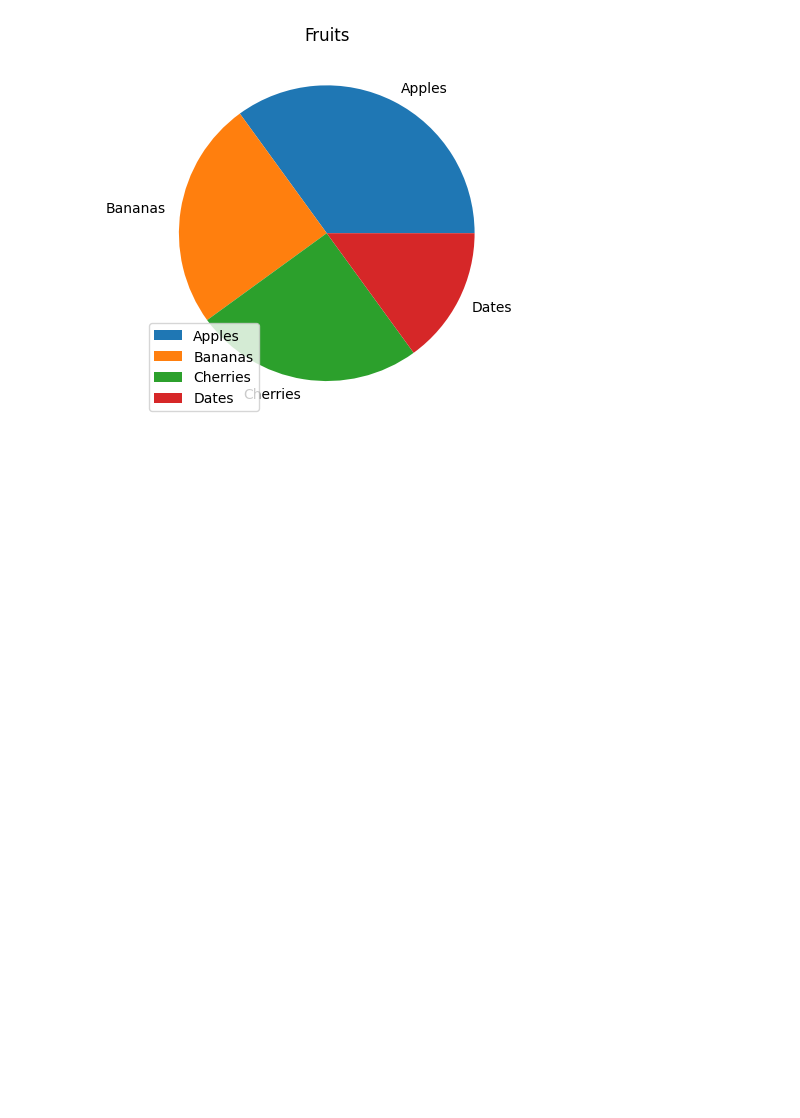
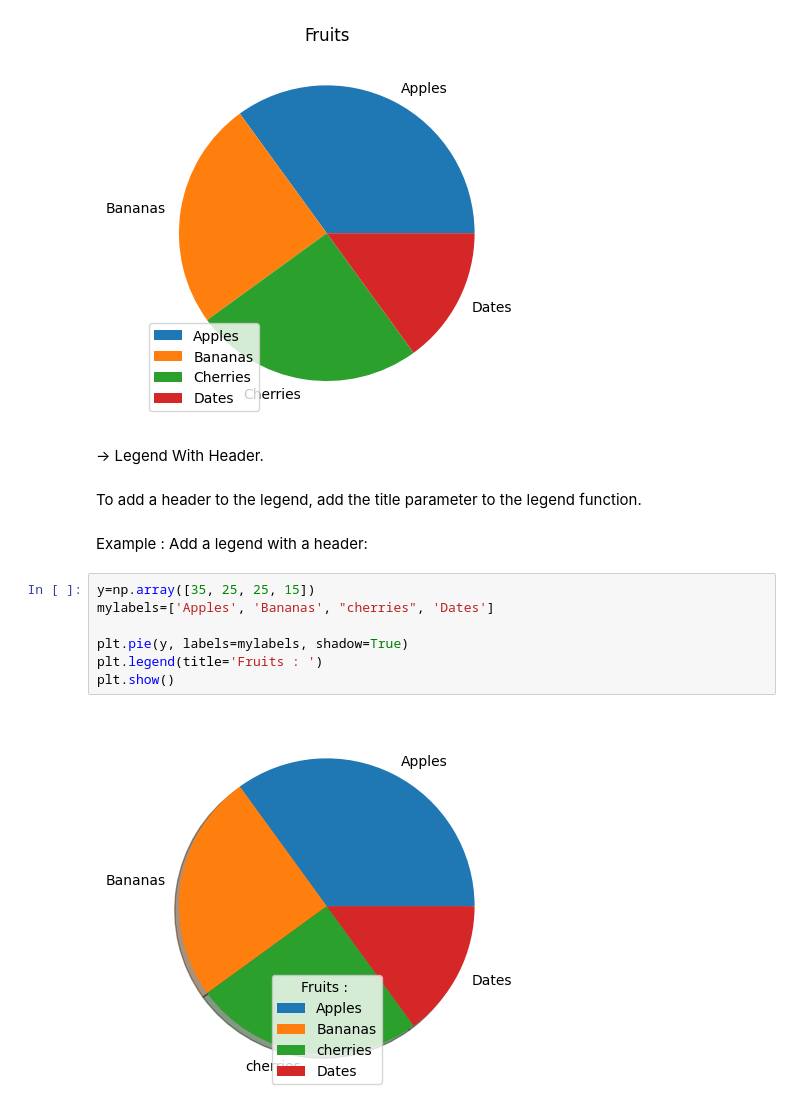
Before and after one commit to Rizwansaifi571/Matplotlib_Tutorial, a Jupyter notebook: Pie_Chart.ipynb, the cells around one changed output. Drawn from its saved outputs; the diff is of its cells as text; blank space fills up the shorter version.

```diff
--- a/Pie_Chart.ipynb
+++ b/Pie_Chart.ipynb
@@ -136,3 +136,18 @@ plt.legend()
 plt.show()
 # %% [output]
 [figure]
+# %% [markdown]
+-> Legend With Header.
+# %% [markdown]
+To add a header to the legend, add the title parameter to the legend function.
+# %% [markdown]
+Example : Add a legend with a header:
+# %%
+y=np.array([35, 25, 25, 15])
+mylabels=['Apples', 'Bananas', "cherries", 'Dates']
+
+plt.pie(y, labels=mylabels, shadow=True)
+plt.legend(title='Fruits : ')
+plt.show()
+# %% [output]
+[figure, added]
```
